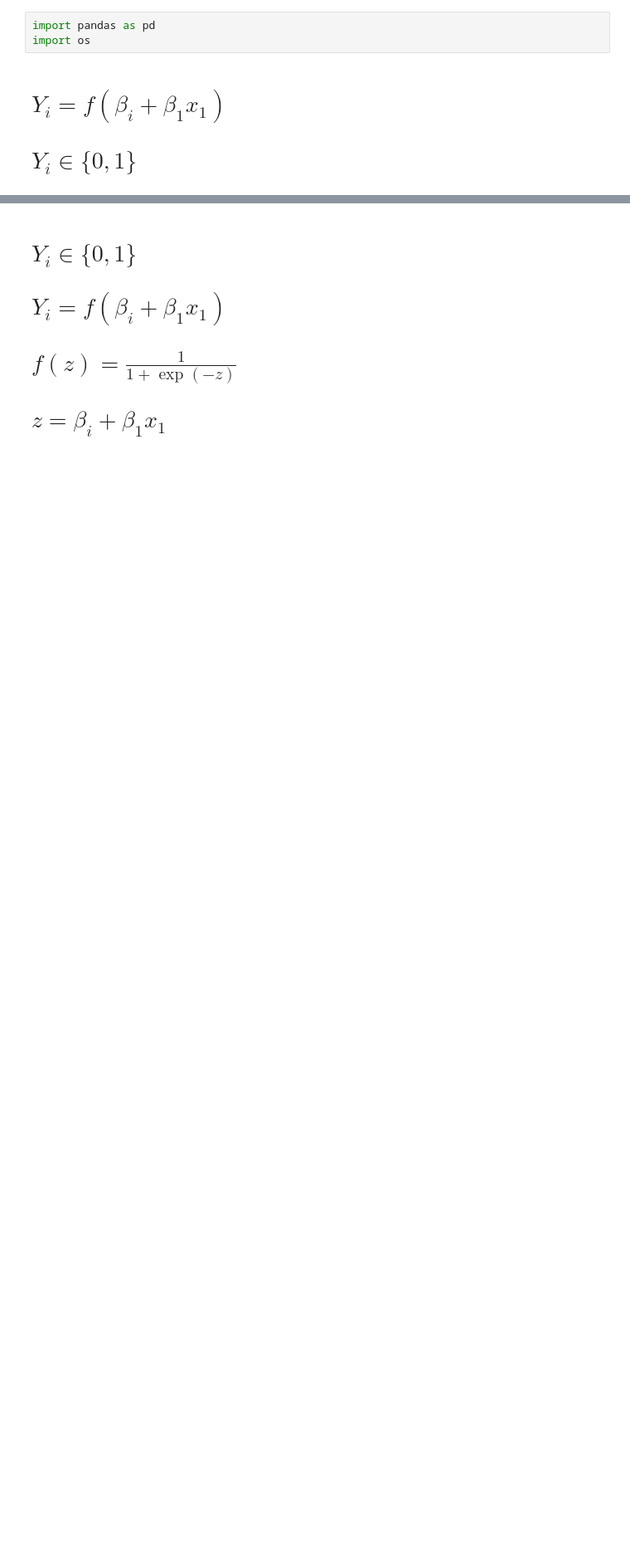
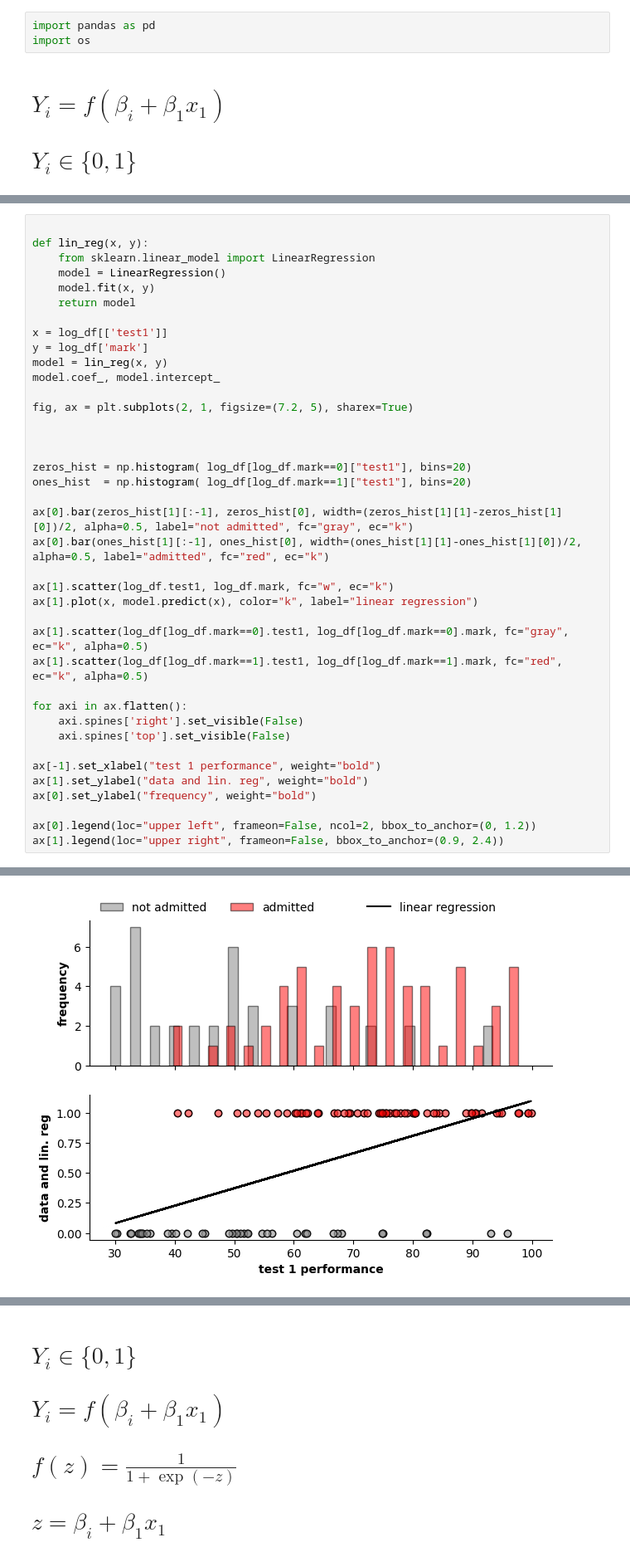
Before and after one commit to ChaosDonkey06/Stats-ML4Genomics, a Jupyter notebook: recitations/log_reg.ipynb, the cells around one changed output, grey strips where cells are left out. Shown at 83% size. Drawn from its saved outputs; the diff is of its cells as text; blank space fills up the shorter version.

```diff
--- a/recitations/log_reg.ipynb
+++ b/recitations/log_reg.ipynb
@@ -64,0 +28,40 @@ ax.plot(x, model.predict(x), color="k")
+# %%
+
+def lin_reg(x, y):
+    from sklearn.linear_model import LinearRegression
+    model = LinearRegression()
+    model.fit(x, y)
+    return model
+
+x = log_df[['test1']]
+y = log_df['mark']
+model = lin_reg(x, y)
+model.coef_, model.intercept_
+
+fig, ax = plt.subplots(2, 1, figsize=(7.2, 5), sharex=True)
+
+
+
+zeros_hist = np.histogram( log_df[log_df.mark==0]["test1"], bins=20)
+ones_hist  = np.histogram( log_df[log_df.mark==1]["test1"], bins=20)
+
+ax[0].bar(zeros_hist[1][:-1], zeros_hist[0], width=(zeros_hist[1][1]-zeros_hist[1][0])/2, alpha=0.5, label="not admitted", fc="gray", ec="k")
+ax[0].bar(ones_hist[1][:-1], ones_hist[0], width=(ones_hist[1][1]-ones_hist[1][0])/2, alpha=0.5, label="admitted", fc="red", ec="k")
+
+ax[1].scatter(log_df.test1, log_df.mark, fc="w", ec="k")
+ax[1].plot(x, model.predict(x), color="k", label="linear regression")
+
+ax[1].scatter(log_df[log_df.mark==0].test1, log_df[log_df.mark==0].mark, fc="gray", ec="k", alpha=0.5)
+ax[1].scatter(log_df[log_df.mark==1].test1, log_df[log_df.mark==1].mark, fc="red", ec="k", alpha=0.5)
+
+for axi in ax.flatten():
+    axi.spines['right'].set_visible(False)
+    axi.spines['top'].set_visible(False)
+
+ax[-1].set_xlabel("test 1 performance", weight="bold")
+ax[1].set_ylabel("data and lin. reg", weight="bold")
+ax[0].set_ylabel("frequency", weight="bold")
+
+ax[0].legend(loc="upper left", frameon=False, ncol=2, bbox_to_anchor=(0, 1.2))
+ax[1].legend(loc="upper right", frameon=False, bbox_to_anchor=(0.9, 2.4))
+# %% [output]
@@ -65,3 +69,4 @@ ax.plot(x, model.predict(x), color="k")
+[figure, added]
 # %%
 import numpy as np
 def sigmoid(x):
```
Also changed, not shown: parts of 8 cells of this notebook, 5 other files.
